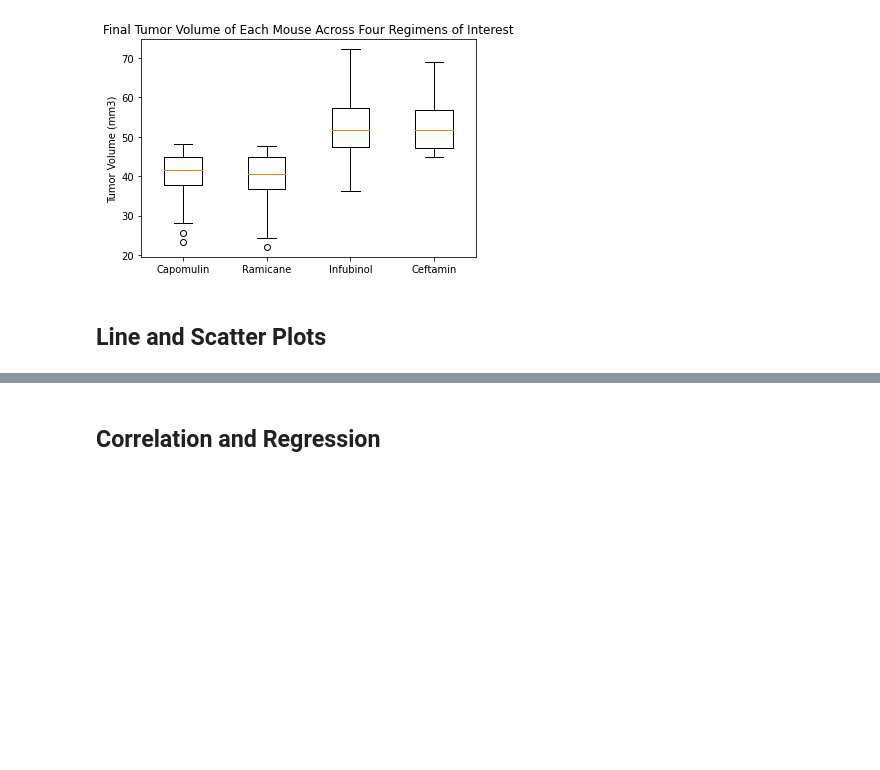
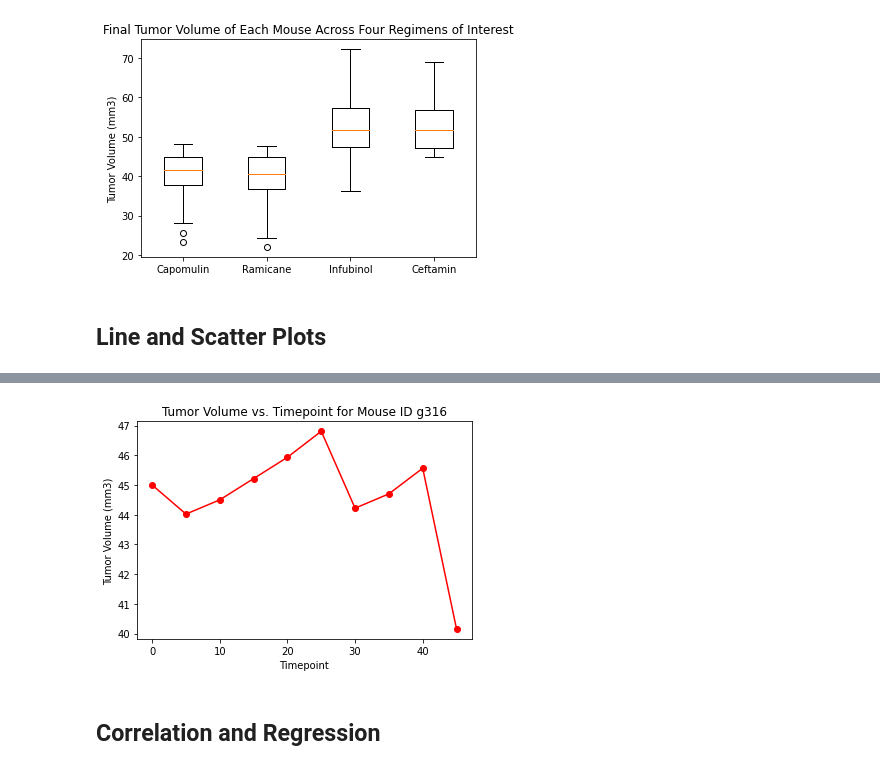
Before and after one commit to robmatelyan/Matplotlib-Challenge, a Jupyter notebook: Pymaceuticals_RM_Work/pymaceuticals_work.ipynb, the cells around one changed output, grey strips where cells are left out. Cells and saved outputs as stored; diff of their text form; code cells hidden in the pictures; blank space fills up the shorter version.

```diff
--- a/Pymaceuticals_RM_Work/pymaceuticals_work.ipynb
+++ b/Pymaceuticals_RM_Work/pymaceuticals_work.ipynb
@@ -193,3 +193,6 @@ plt.show
 ## Line and Scatter Plots
 # %%
 # Generate a line plot of tumor volume vs. time point for a mouse treated with Capomulin
+# set index to Drug Regimen and sort ascending to identify and select a mouse treated with Capomulin
+drug_index = clean_df.set_index('Drug Regimen')
+drug_index.sort_values('Drug Regimen', ascending=True)
@@ -195,0 +214,4 @@ plt.show
+# %%
+# create new dataframe for selected mouse
+mouse_df = clean_df.loc[clean_df['Mouse ID'] == 'g316']
+mouse_df
@@ -196,3 +230,12 @@ plt.show
+# %%
+#create line plot
+plt.plot(mouse_df['Timepoint'], mouse_df['Tumor Volume (mm3)'], marker='o', color='r')
+plt.xlabel('Timepoint')
+plt.ylabel('Tumor Volume (mm3)')
+plt.title('Tumor Volume vs. Timepoint for Mouse ID g316')
+plt.show()
+# %% [output]
+[figure, added]
 # %%
 # Generate a scatter plot of average tumor volume vs. mouse weight for the Capomulin regimen
 # %% [markdown]
```
Also changed, not shown: parts of 2 cells of this notebook.
